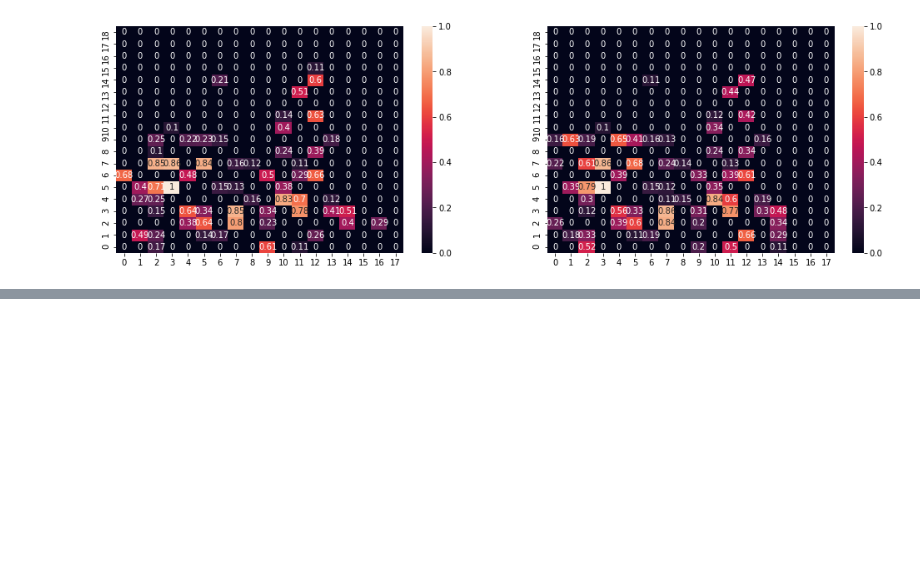
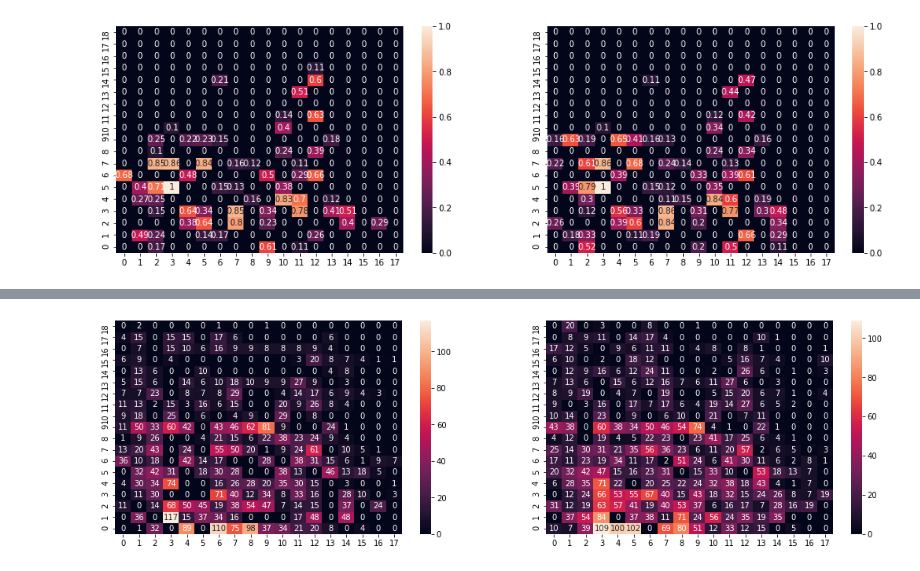
Before and after one commit to dreamzz5/ST-resnet_torch--DIDI, a Jupyter notebook: guide_BP_result/vision.ipynb, the cells around one changed output, grey strips where cells are left out. Cells and saved outputs as stored; diff of their text form; code cells hidden in the pictures; blank space fills up the shorter version.

```diff
--- a/guide_BP_result/vision.ipynb
+++ b/guide_BP_result/vision.ipynb
@@ -121,0 +123,6 @@ array([0, 1, 2, 3])
+# %%
+f, axs = plt.subplots(figsize=(18,5),nrows=1,ncols=2)
+sns.heatmap(outputs[0],annot=True,ax=axs[0],fmt='g').invert_yaxis()
+sns.heatmap(outputs[1],annot=True,ax=axs[1],fmt='g').invert_yaxis()
+# %% [output]
+[figure, added]
```
Also changed, not shown: parts of 40 cells of this notebook, 38 other files.
